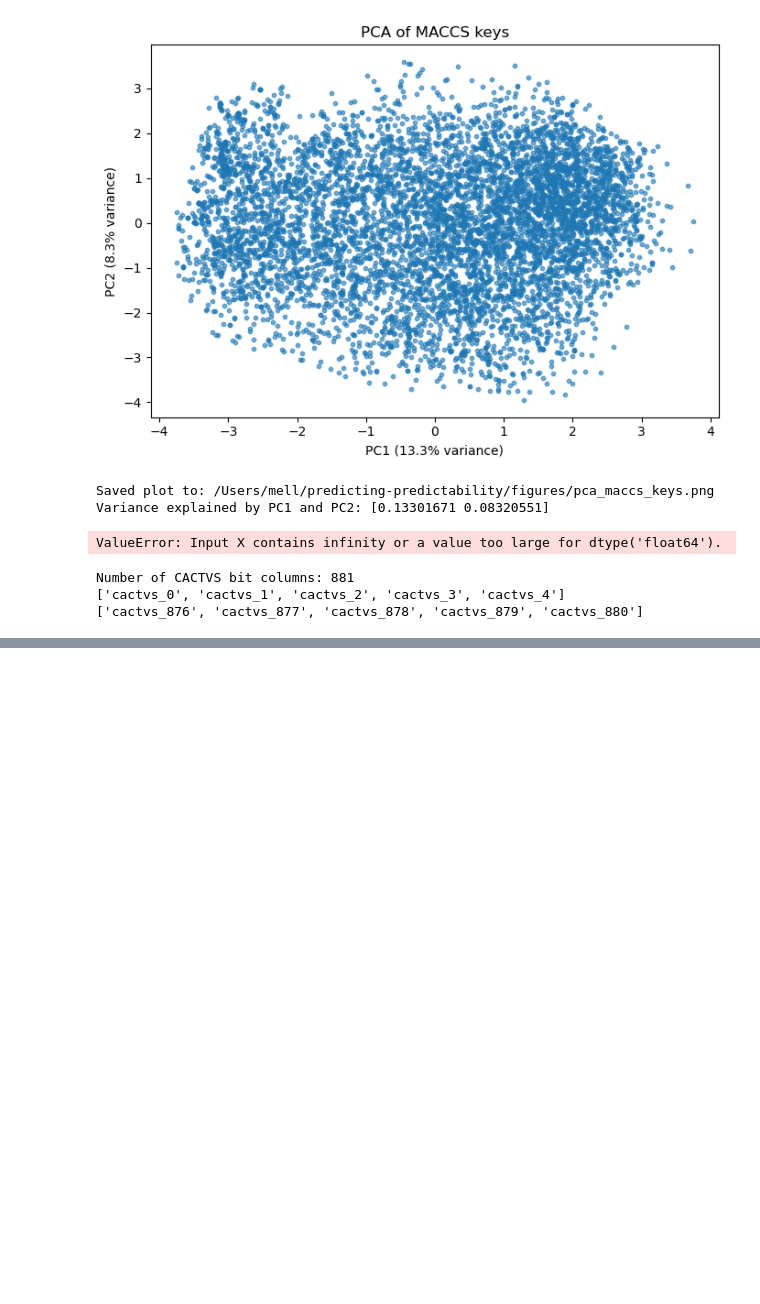
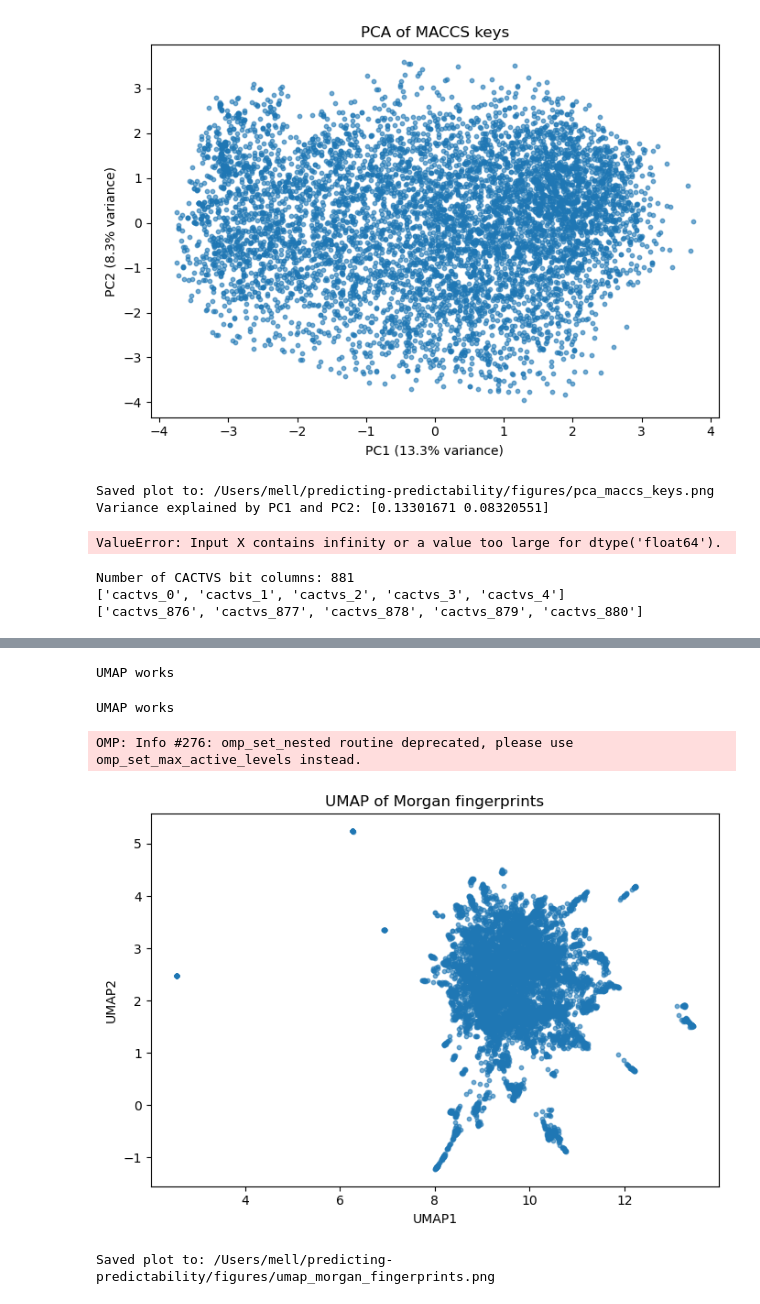
Before and after one commit to mell508-gif/predicting-predictability, a Jupyter notebook: notebooks/objective_2_rdkit_fingerprints.ipynb, the cells around one changed output, grey strips where cells are left out. Cells and saved outputs as stored; diff of their text form; code cells hidden in the pictures; blank space fills up the shorter version.

```diff
--- a/notebooks/objective_2_rdkit_fingerprints.ipynb
+++ b/notebooks/objective_2_rdkit_fingerprints.ipynb
@@ -1094,0 +1153,5 @@ Number of CACTVS bit columns: 881
+# %%
+import umap
+print("UMAP works")
+# %% [output]
+UMAP works
@@ -1094,0 +1160,9 @@ Number of CACTVS bit columns: 881
+# %%
+import umap
+from sklearn.preprocessing import StandardScaler
+import matplotlib.pyplot as plt
+import pandas as pd
+
+print("UMAP works")
+# %% [output]
+UMAP works
@@ -1094,0 +1216,12 @@ Number of CACTVS bit columns: 881
+# %%
+morgan_umap_df = make_umap_plot(
+    df=morgan_df,
+    feature_cols=morgan_cols,
+    representation_name="Morgan fingerprints",
+    output_filename="umap_morgan_fingerprints.png",
+    scale_features=False
+)
+# %% [output]
+OMP: Info #276: omp_set_nested routine deprecated, please use omp_set_max_active_levels instead.
+[figure, added]
+Saved plot to: /Users/mell/predicting-predictability/figures/umap_morgan_fingerprints.png
```
Also changed, not shown: parts of 19 cells of this notebook, 8 other files.
